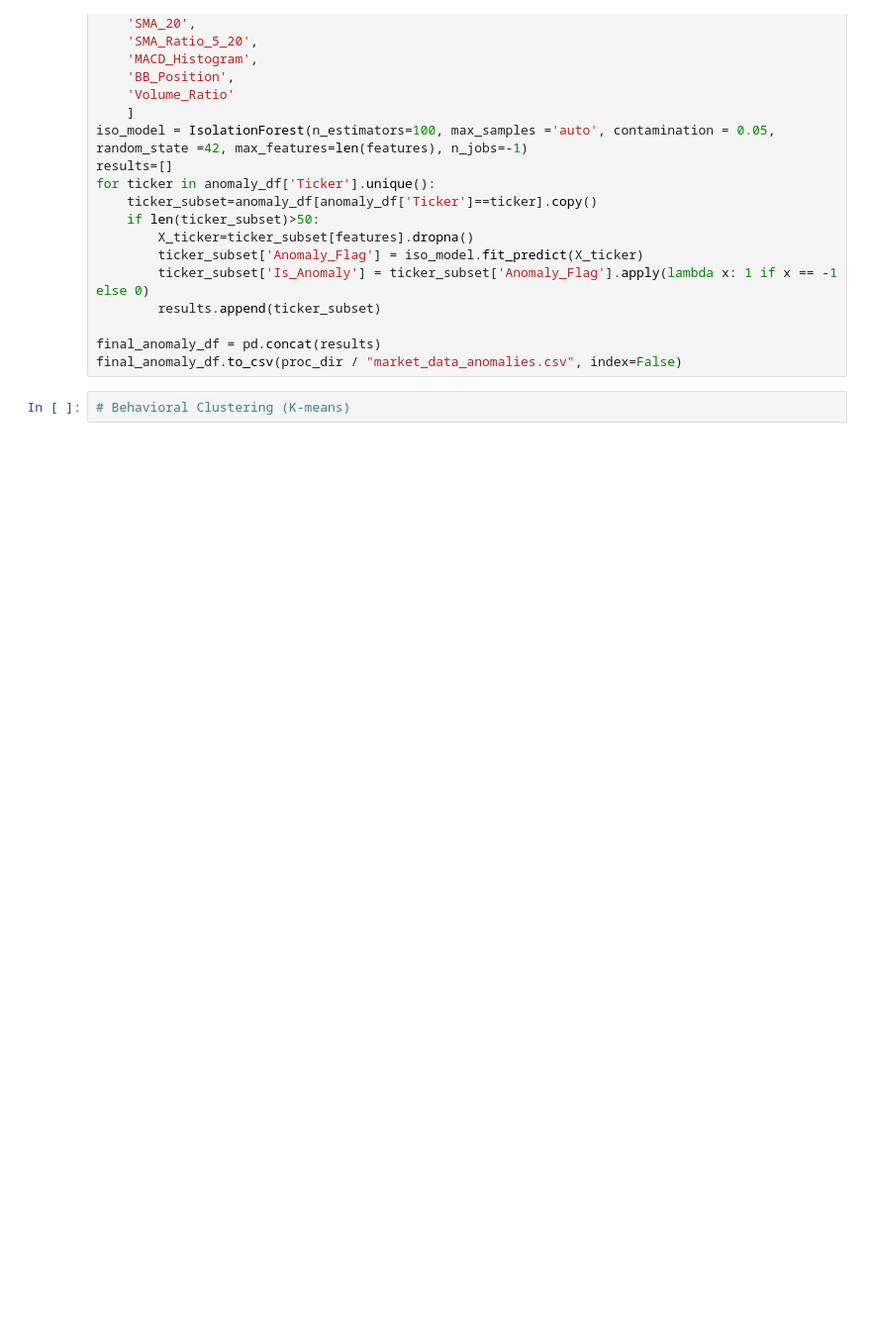
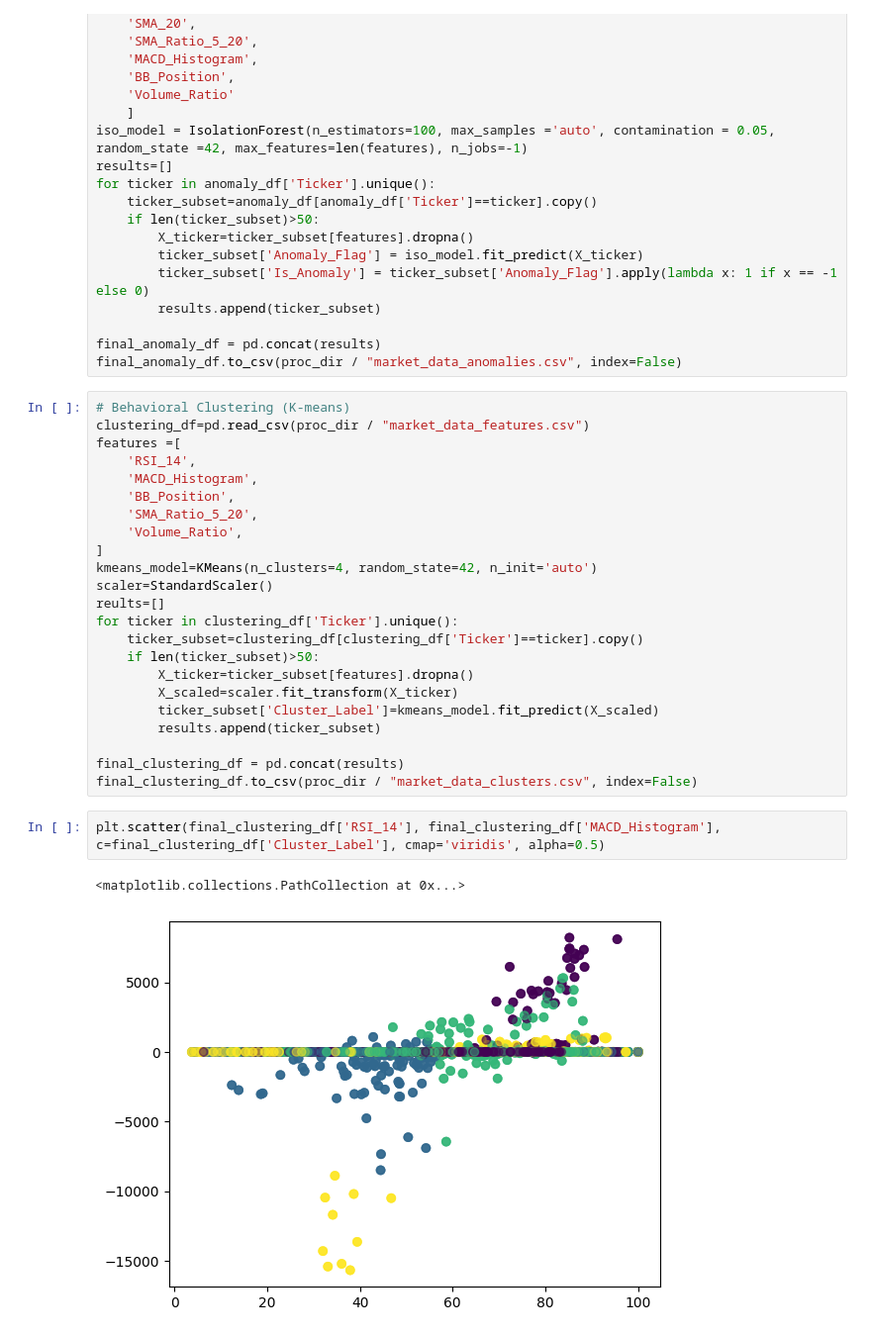
Before and after one commit to racksyyy/Stock-Market-Trend-Analysis, a Jupyter notebook: Notebooks/Stock_Market_Trend_Analysis.ipynb, the cells around one changed output. Shown at 99% size. Drawn from its saved outputs; the diff is of its cells as text; blank space fills up the shorter version.

Commit message:
K-means Clustering

```diff
--- a/Notebooks/Stock_Market_Trend_Analysis.ipynb
+++ b/Notebooks/Stock_Market_Trend_Analysis.ipynb
@@ -228,3 +246,29 @@ final_anomaly_df = pd.concat(results)
 final_anomaly_df.to_csv(proc_dir / "market_data_anomalies.csv", index=False)
 # %%
 # Behavioral Clustering (K-means)
+clustering_df=pd.read_csv(proc_dir / "market_data_features.csv")
+features =[
+    'RSI_14',
+    'MACD_Histogram',
+    'BB_Position',
+    'SMA_Ratio_5_20',
+    'Volume_Ratio',
+]
+kmeans_model=KMeans(n_clusters=4, random_state=42, n_init='auto')
+scaler=StandardScaler()
+reults=[]
+for ticker in clustering_df['Ticker'].unique():
+    ticker_subset=clustering_df[clustering_df['Ticker']==ticker].copy()
+    if len(ticker_subset)>50:
+        X_ticker=ticker_subset[features].dropna()
+        X_scaled=scaler.fit_transform(X_ticker)
+        ticker_subset['Cluster_Label']=kmeans_model.fit_predict(X_scaled)
+        results.append(ticker_subset)
+
+final_clustering_df = pd.concat(results)
+final_clustering_df.to_csv(proc_dir / "market_data_clusters.csv", index=False)
+# %%
+plt.scatter(final_clustering_df['RSI_14'], final_clustering_df['MACD_Histogram'], c=final_clustering_df['Cluster_Label'], cmap='viridis', alpha=0.5)
+# %% [output]
+<matplotlib.collections.PathCollection at 0x...>
+[figure, added]
```
Also changed, not shown: parts of 2 cells of this notebook, 1 other file.
